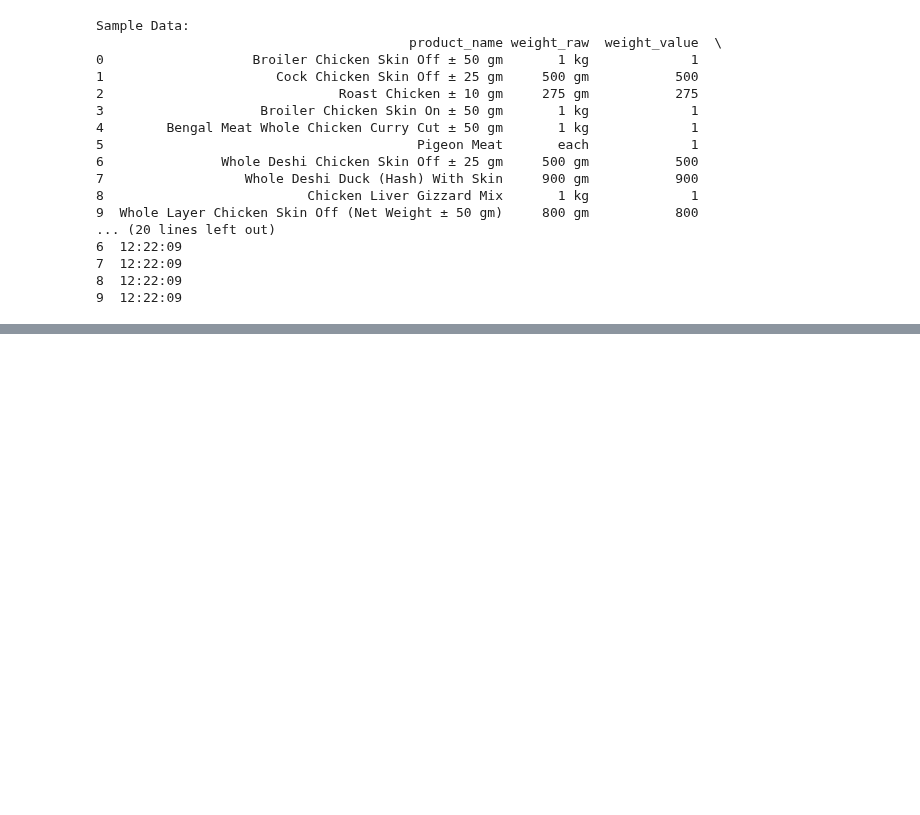
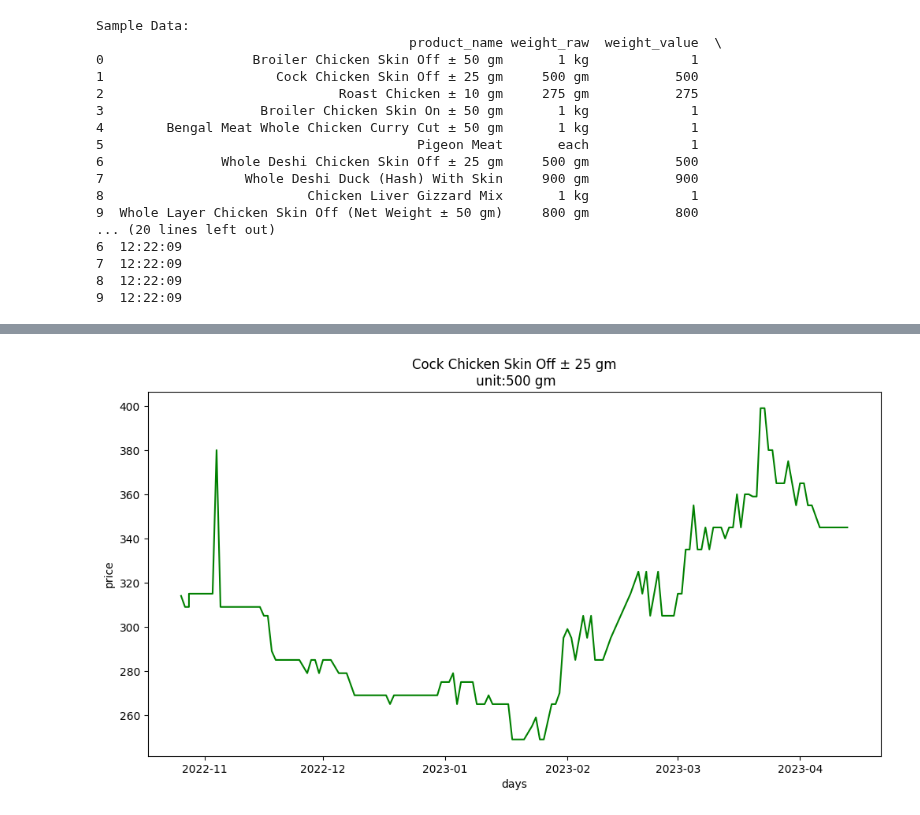
Before and after one commit to Shayokh144/Commodity_Price_Analysis_BD, a Jupyter notebook: visualization/notebook/BasicVisualizationChicken.ipynb, the cells around one changed output, grey strips where cells are left out. Cells and saved outputs as stored; diff of their text form; code cells hidden in the pictures; blank space fills up the shorter version.

Commit message:
add visualization

```diff
--- a/visualization/notebook/BasicVisualizationChicken.ipynb
+++ b/visualization/notebook/BasicVisualizationChicken.ipynb
@@ -69,3 +56,5 @@ showLineGraph(df, "Broiler Chicken Skin Off ± 50 gm", 1, "1 kg")
 [figure]
 # %%
-showLineGraph(df, "Cock Chicken Skin Off ± 25 gm", 1, "1 kg")
+showLineGraph(df, "Cock Chicken Skin Off ± 25 gm", 500, "500 gm")
+# %% [output]
+[figure, added]
```
Also changed, not shown: parts of 1 cell of this notebook, 1 other file.
